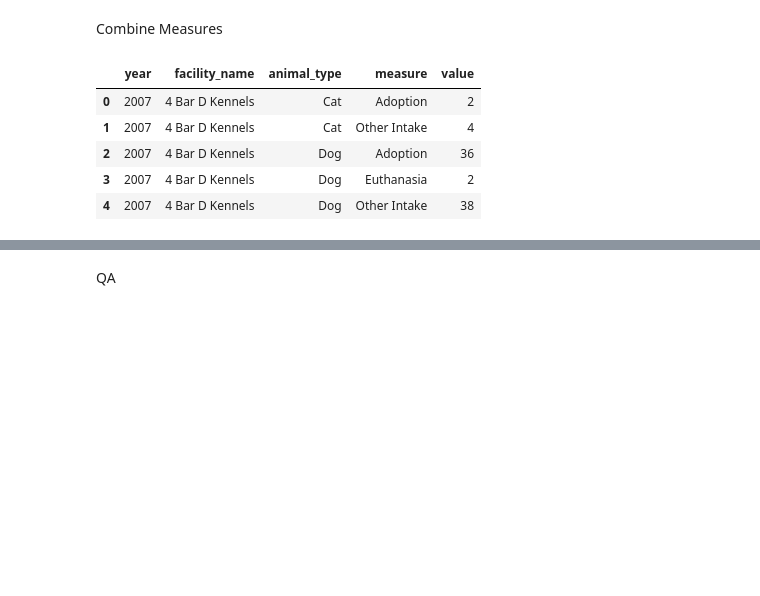
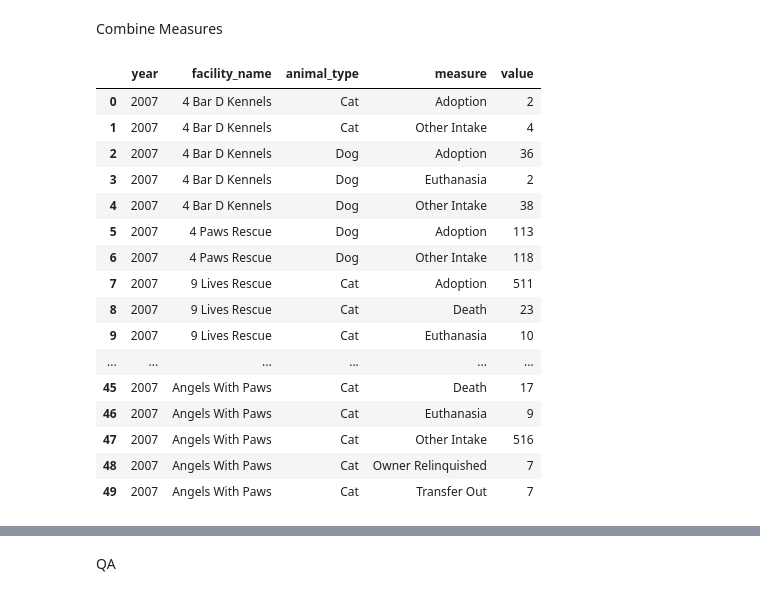
Before and after one commit to hhashisaka/no-kill-colorado, a Jupyter notebook: data-wrangling.ipynb, the cells around one changed output, grey strips where cells are left out. Saved outputs shown, nothing was run; the diff lists cells and outputs as text; code cells hidden in the pictures; blank space fills up the shorter version.

```diff
--- a/data-wrangling.ipynb
+++ b/data-wrangling.ipynb
@@ -506,18 +532,29 @@ animal_measure_df['value'] = pd.to_numeric(animal_measure_df['value'], errors='c
 # %%
 # Group animal_measure_df by year, facility_name, animal_type, measure and sum values
 
 animal_measure_grouped = (
     animal_measure_df.groupby(['year', 'facility_name', 'animal_type', 'measure'], as_index=False).agg({'value': 'sum'})
 )
 
-#animal_measure_grouped.head()
+animal_measure_grouped.head(50)
 # %% [output]
 |  | year | facility_name | animal_type | measure | value |
 | 0 | 2007 | 4 Bar D Kennels | Cat | Adoption | 2 |
 | 1 | 2007 | 4 Bar D Kennels | Cat | Other Intake | 4 |
 | 2 | 2007 | 4 Bar D Kennels | Dog | Adoption | 36 |
 | 3 | 2007 | 4 Bar D Kennels | Dog | Euthanasia | 2 |
 | 4 | 2007 | 4 Bar D Kennels | Dog | Other Intake | 38 |
+| 5 | 2007 | 4 Paws Rescue | Dog | Adoption | 113 |
+| 6 | 2007 | 4 Paws Rescue | Dog | Other Intake | 118 |
+| 7 | 2007 | 9 Lives Rescue | Cat | Adoption | 511 |
+| 8 | 2007 | 9 Lives Rescue | Cat | Death | 23 |
+| 9 | 2007 | 9 Lives Rescue | Cat | Euthanasia | 10 |
+| ... | ... | ... | ... | ... | ... |
+| 45 | 2007 | Angels With Paws | Cat | Death | 17 |
+| 46 | 2007 | Angels With Paws | Cat | Euthanasia | 9 |
+| 47 | 2007 | Angels With Paws | Cat | Other Intake | 516 |
+| 48 | 2007 | Angels With Paws | Cat | Owner Relinquished | 7 |
+| 49 | 2007 | Angels With Paws | Cat | Transfer Out | 7 |
 # %%
 animal_measure_grouped.to_csv("/workspaces/no-kill-colorado/facility_measure.csv",index=False)
 # %%
```
Also changed, not shown: parts of 3 cells of this notebook, 2 other files.
